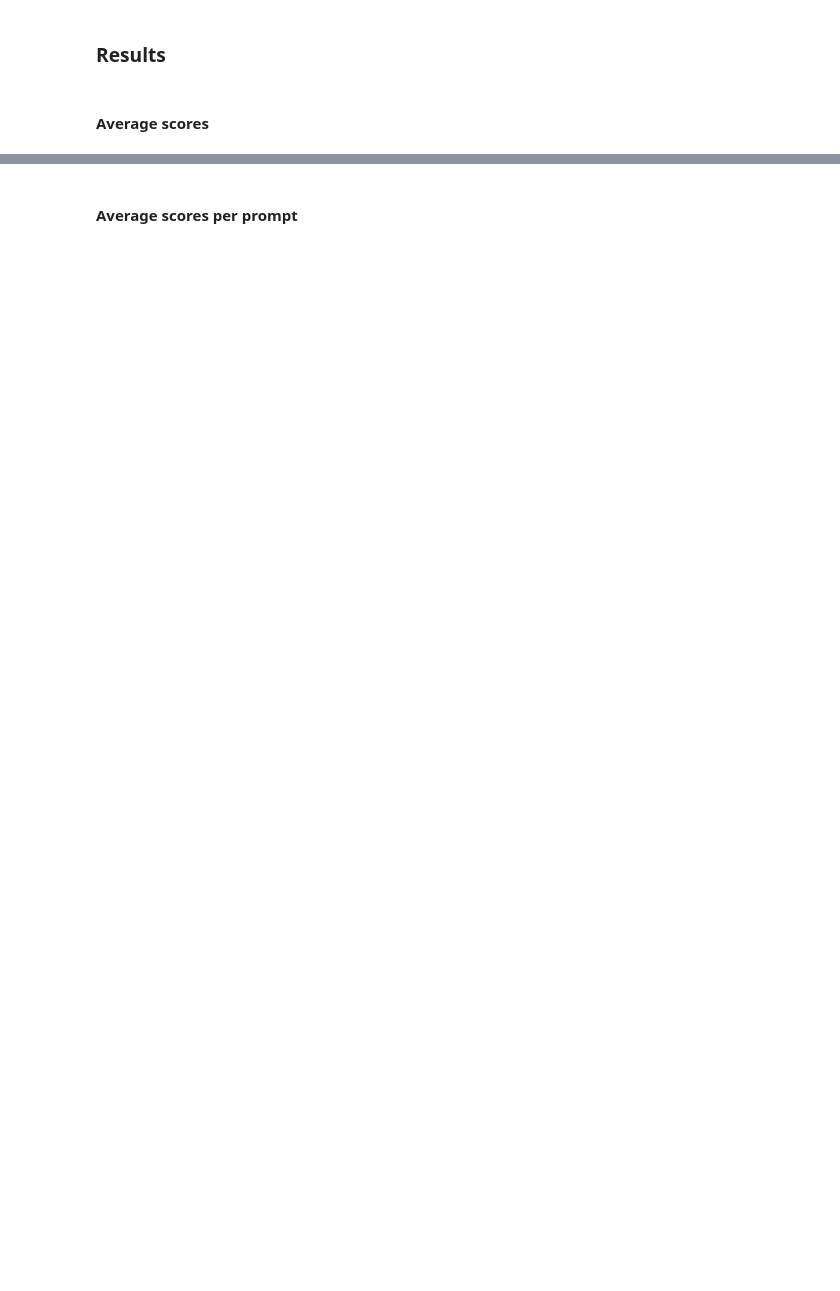
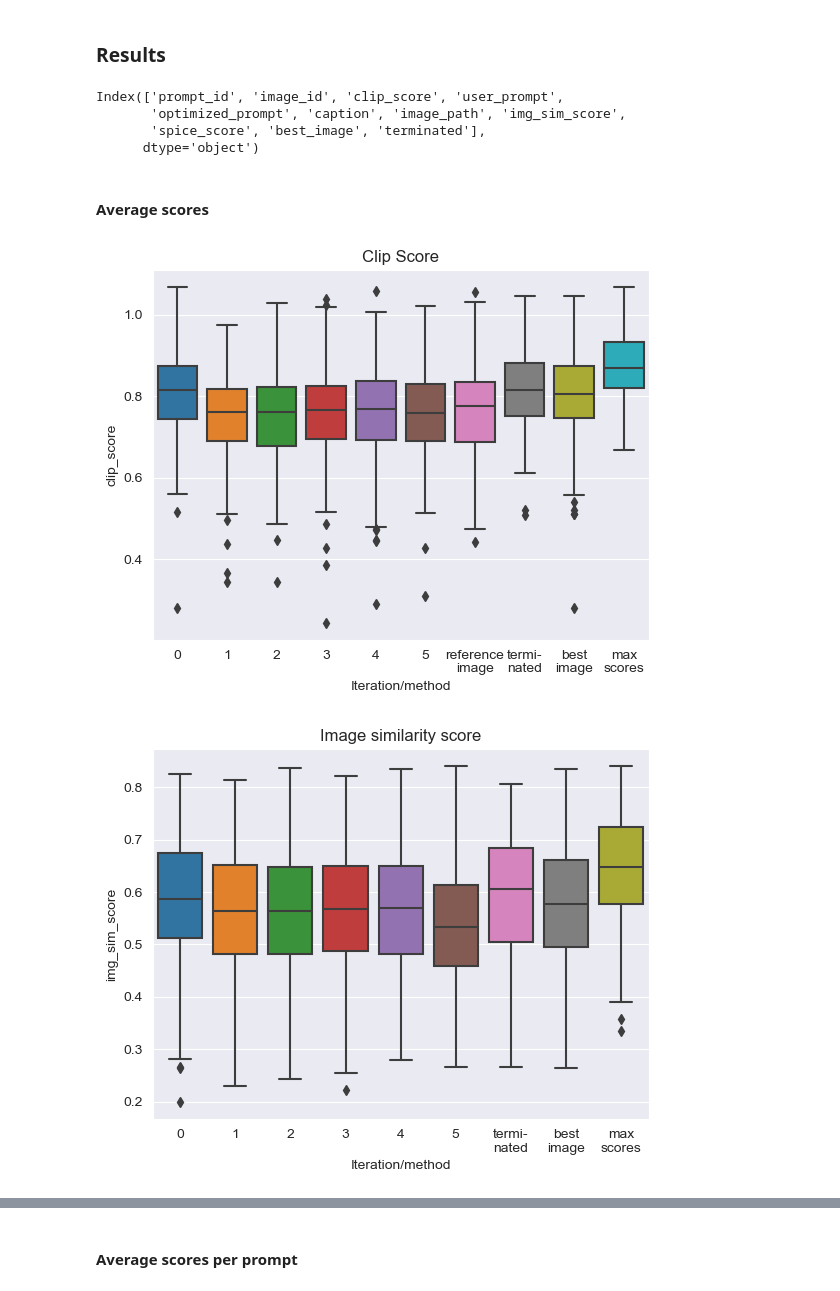
Before and after one commit to JonaRuthardt/SocraticImageGeneration, a Jupyter notebook: evaluation/evalution_results.ipynb, the cells around one changed output, grey strips where cells are left out. Drawn from its saved outputs; the diff is of its cells as text; code cells hidden in the pictures; blank space fills up the shorter version.

Commit message:
added plots in evaluation_results notebook

```diff
--- a/evaluation/evalution_results.ipynb
+++ b/evaluation/evalution_results.ipynb
@@ -36,5 +35,11 @@ scores = ['clip_score','spice_score','img_sim_score']
 # %%
 #prompt_num = results['prompt_id'].nunique()
 #optimization_step_num = results.groupby(['prompt_id'])['image_id'].count().max()
+results.columns
+# %% [output]
+Index(['prompt_id', 'image_id', 'clip_score', 'user_prompt',
+       'optimized_prompt', 'caption', 'image_path', 'img_sim_score',
+       'spice_score', 'best_image', 'terminated'],
+      dtype='object')
 # %% [markdown]
 #### Average scores
@@ -41,2 +49,48 @@ scores = ['clip_score','spice_score','img_sim_score']
+# %%
+scores_w_id = scores.copy()
+scores_w_id.append('image_id')
+# %%
+df = results[scores_w_id]
+df_terminated = results[results['terminated'] == True][scores_w_id]
+df_terminated['image_id'] = 'termi-\nnated'
+df_best_image =  results[results['best_image'] == True][scores_w_id]
+df_best_image['image_id'] = 'best\nimage'
+df = df.append(df_terminated)
+df = df.append(df_best_image)
+df.loc[df['image_id']== -1, 'image_id']= 'reference\nimage'
+
+max_clip = results.groupby(by='prompt_id')['clip_score'].max()
+max_spice = results.groupby(by='prompt_id')['spice_score'].max()
+max_img_sim = results.groupby(by='prompt_id')['img_sim_score'].max()
+
+max_scores1 = pd.merge(max_clip, max_spice, on='prompt_id', how='left')
+max_scores = pd.merge(max_scores1, max_img_sim, on='prompt_id', how='left')
+max_scores['image_id']='max\nscores'
+df = df.append(max_scores)
+
+# clip scores
+columns_clip = ['image_id','clip_score']
+sns.boxplot(x='image_id', y='clip_score', data=df[columns_clip])
+plt.xlabel('Iteration/method')
+plt.title("Clip Score")
+plt.show()
+
+# spice score
+# filtered_df = df[df['image_id'] != 'reference\nimage' ]
+# columns_spice = ['image_id','spice_score']
+# sns.boxplot(x='image_id', y='spice_score', data=filtered_df[columns_spice])
+# plt.title("Spice Score boxplot for each Iteration")
+# plt.show()
+
+# image similarity score
+filtered_df = df[df['image_id'] != 'reference\nimage' ]
+columns_img_sim = ['image_id','img_sim_score']
+sns.boxplot(x='image_id', y='img_sim_score', data=filtered_df[columns_img_sim])
+plt.xlabel('Iteration/method')
+plt.title("Image similarity score")
+plt.show()
+# %% [output]
+[figure, added]
+[figure, added]
 # %%
 # Average scores for all prompts
```
Also changed, not shown: parts of 14 cells of this notebook.
